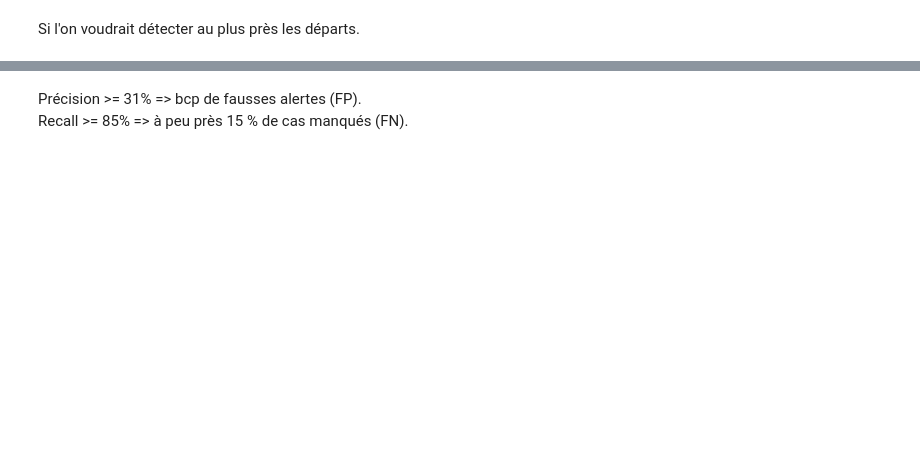
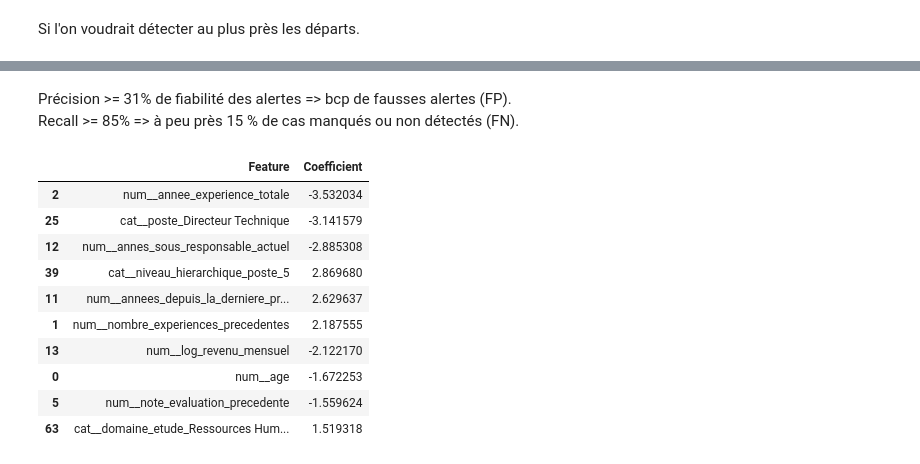
Before and after one commit to AIEngOc2025/Projet4, a Jupyter notebook: Developpement/classification_informations.ipynb, the cells around one changed output, grey strips where cells are left out. Saved outputs shown, nothing was run; the diff lists cells and outputs as text; code cells hidden in the pictures; blank space fills up the shorter version.

Commit message:
examiner l'effet des coef du LR

```diff
--- a/Developpement/classification_informations.ipynb
+++ b/Developpement/classification_informations.ipynb
@@ -878,3 +878,27 @@ weighted avg       0.85      0.67      0.71       294
 # %% [markdown]
-Précision >= 31% => bcp de fausses alertes  (FP).
-Recall >= 85%  => à peu près 15 % de cas manqués (FN).
+Précision >= 31% de fiabilité des alertes => bcp de fausses alertes  (FP).
+Recall >= 85%  => à peu près 15 % de cas manqués ou non détectés (FN).
+# %%
+# afficher les coéfficients du modèle régression logistique optimisé
+coefficients = best_model.coef_[0]
+feature_names = preprocessor.get_feature_names_out()
+coef_df = pd.DataFrame({
+    'Feature': feature_names,
+    'Coefficient': coefficients
+})
+# trier par valeur absolue des coefficients
+coef_df['Abs_Coefficient'] = coef_df['Coefficient'].abs()
+coef_df = coef_df.sort_values(by='Abs_Coefficient', ascending=False).drop(columns=['Abs_Coefficient'])
+display(coef_df.head(10))
+# %% [output]
+|  | Feature | Coefficient |
+| 2 | num__annee_experience_totale | -3.532034 |
+| 25 | cat__poste_Directeur Technique | -3.141579 |
+| 12 | num__annes_sous_responsable_actuel | -2.885308 |
+| 39 | cat__niveau_hierarchique_poste_5 | 2.869680 |
+| 11 | num__annees_depuis_la_derniere_pr... | 2.629637 |
+| 1 | num__nombre_experiences_precedentes | 2.187555 |
+| 13 | num__log_revenu_mensuel | -2.122170 |
+| 0 | num__age | -1.672253 |
+| 5 | num__note_evaluation_precedente | -1.559624 |
+| 63 | cat__domaine_etude_Ressources Hum... | 1.519318 |
```
Also changed, not shown: parts of 26 cells of this notebook.
